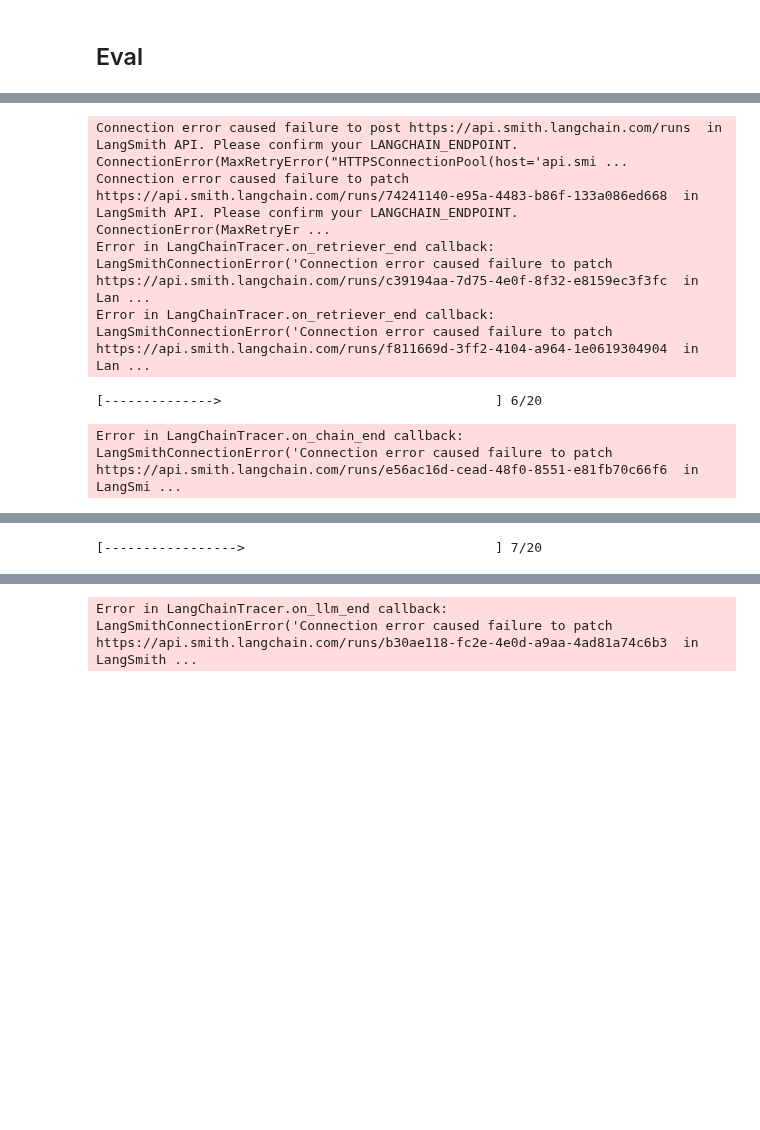
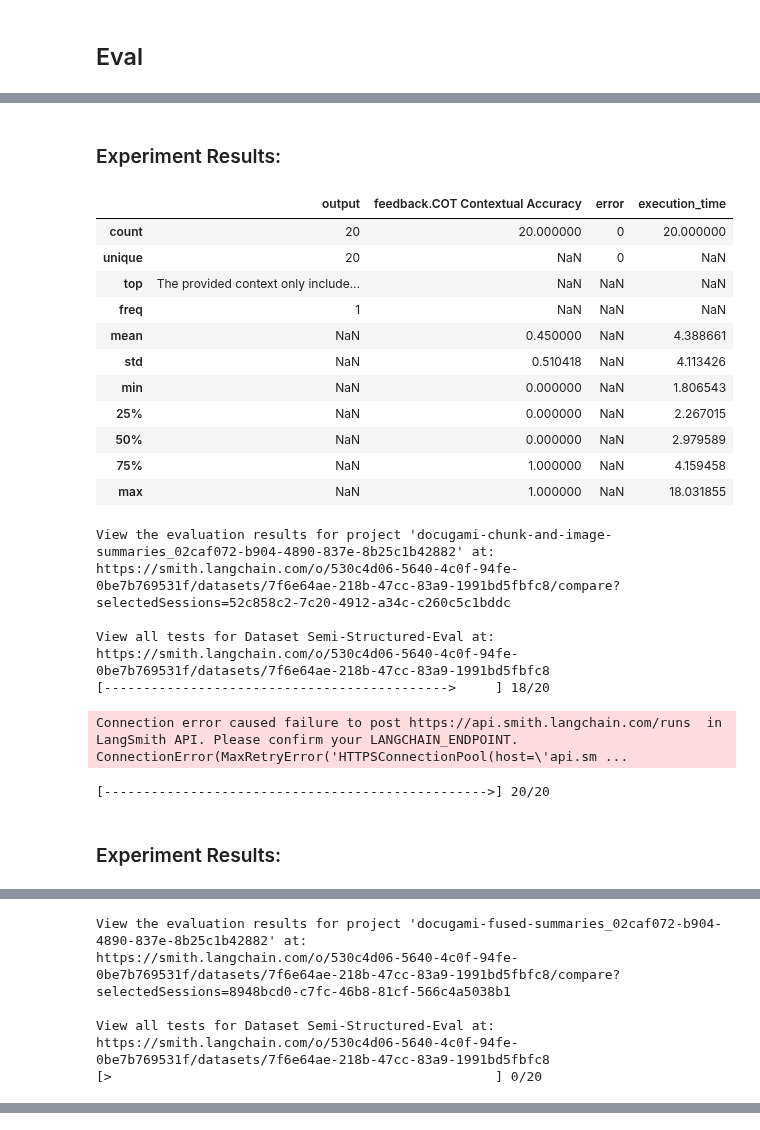
Before and after one commit to langchain-ai/langchain-benchmarks, a Jupyter notebook: docs/source/notebooks/retrieval/semi_structured_benchmarking/ss_eval_docugami.ipynb, the cells around one changed output, grey strips where cells are left out. Cells and saved outputs as stored; diff of their text form; code cells hidden in the pictures; blank space fills up the shorter version.

```diff
--- a/docs/source/notebooks/retrieval/semi_structured_benchmarking/ss_eval_docugami.ipynb
+++ b/docs/source/notebooks/retrieval/semi_structured_benchmarking/ss_eval_docugami.ipynb
@@ -442,11 +570,12 @@ def split_image_text_types(docs):
         # Check if the document is of type Document and extract page_content if so
         if isinstance(doc, Document):
             doc = doc.page_content
+
         if looks_like_base64(doc) and is_image_data(doc):
             doc = resize_base64_image(doc, size=(1300, 600))
             b64_images.append(doc)
         else:
-            texts.append(doc)
+            texts.append("\n\n" + doc)
     return {"images": b64_images, "texts": texts}
 
 
@@ -457,6 +586,20 @@ def img_prompt_func(data_dict):
     formatted_texts = "\n".join(data_dict["context"]["texts"])
     messages = []
 
+    # Adding the text for analysis
+    text_message = {
+        "type": "text",
+        "text": (
+            "You are an analyst tasking with providing advice based on images.\n"
+            "You may be given a mix of text, tables, and image(s) usually of charts or graphs.\n"
+            "Use this information to provide analysis related to the user question. \n"
+            f"User-provided question: {data_dict['question']}\n\n"
+            "Text and / or tables:\n"
+            f"{formatted_texts}"
+        ),
+    }
+    messages.append(text_message)
+
     # Adding image(s) to the messages if present
     if data_dict["context"]["images"]:
         for image in data_dict["context"]["images"]:
@@ -466,19 +609,6 @@ def img_prompt_func(data_dict):
             }
             messages.append(image_message)
 
-    # Adding the text for analysis
-    text_message = {
-        "type": "text",
-        "text": (
-            "You are an analyst tasking with providing advice basded on images.\n"
-            "You may be given a mix of text, tables, and image(s) usually of charts or graphs.\n"
-            "Use this information to provide analysis related to the user question. \n"
-            f"User-provided question: {data_dict['question']}\n\n"
-            "Text and / or tables:\n"
-            f"{formatted_texts}"
-        ),
-    }
-    messages.append(text_message)
     return [HumanMessage(content=messages)]
 
 
@@ -504,4 +634,4 @@ def multi_modal_rag_chain(retriever):
     return chain
 
 
-chain_docugami_multimodal = multi_modal_rag_chain(retriever_docugami_multi_vector_img)
+chain_docugami_chunk_and_image_summaries = multi_modal_rag_chain(retriever_docugami_chunk_and_img_summaries)
@@ -522,9 +877,12 @@ plt_img_base64(docs[0])
 from functools import partial
 
 from langsmith.client import Client
-
+from langchain.smith import RunEvalConfig
 from langchain_benchmarks.rag import get_eval_config
 
+eval_config = RunEvalConfig(
+    evaluators=["cot_qa"],
+)
 
 def run_eval(chain, eval_run_name):
     """
@@ -535,7 +893,7 @@ def run_eval(chain, eval_run_name):
         ### TODO: Replace with public dataset
         dataset_name="Semi-Structured-Eval",
         llm_or_chain_factory=lambda: (lambda x: x["question"]) | chain,
-        evaluation=get_eval_config(),
+        evaluation=eval_config,
         verbose=True,
         project_name=eval_run_name,
     )
@@ -543,8 +901,9 @@ def run_eval(chain, eval_run_name):
 
 # Experiments
 chain_map = {
-    "docugami": chain_docugami,
-    "docugami-multimodal": chain_docugami_multimodal,
+    "docugami-chunk-summaries": chain_docugami_chunk_summaries,
+    "docugami-chunk-and-image-summaries": chain_docugami_chunk_and_image_summaries,
+    "docugami-fused-summaries": chain_docugami_fused_summaries,
 }
 
 run_id = str(uuid.uuid4())
@@ -572,6 +919,22 @@ https://smith.langchain.com/o/1fa8b1f4-fcb9-4072-9aa9-983e35ad61b8/datasets/95f6
+Experiment Results:
+|  | output | feedback.COT Contextual Accuracy | error | execution_time |
+| count | 20 | 20.000000 | 0 | 20.000000 |
+| unique | 20 | NaN | 0 | NaN |
+| top | The provided context only include... | NaN | NaN | NaN |
+| freq | 1 | NaN | NaN | NaN |
+| mean | NaN | 0.450000 | NaN | 4.388661 |
+| std | NaN | 0.510418 | NaN | 4.113426 |
+| min | NaN | 0.000000 | NaN | 1.806543 |
+| 25% | NaN | 0.000000 | NaN | 2.267015 |
+| 50% | NaN | 0.000000 | NaN | 2.979589 |
+| 75% | NaN | 1.000000 | NaN | 4.159458 |
+| max | NaN | 1.000000 | NaN | 18.031855 |
-Connection error caused failure to post https://api.smith.langchain.com/runs  in LangSmith API. Please confirm your LANGCHAIN_ENDPOINT. ConnectionError(MaxRetryError("HTTPSConnectionPool(host='api.smi ...
-Connection error caused failure to patch https://api.smith.langchain.com/runs/74241140-e95a-4483-b86f-133a086ed668  in LangSmith API. Please confirm your LANGCHAIN_ENDPOINT. ConnectionError(MaxRetryEr ...
-Error in LangChainTracer.on_retriever_end callback: LangSmithConnectionError('Connection error caused failure to patch https://api.smith.langchain.com/runs/c39194aa-7d75-4e0f-8f32-e8159ec3f3fc  in Lan ...
-Error in LangChainTracer.on_retriever_end callback: LangSmithConnectionError('Connection error caused failure to patch https://api.smith.langchain.com/runs/f811669d-3ff2-4104-a964-1e0619304904  in Lan ...
+View the evaluation results for project 'docugami-chunk-and-image-summaries_02caf072-b904-4890-837e-8b25c1b42882' at:
+https://smith.langchain.com/o/530c4d06-5640-4c0f-94fe-0be7b769531f/datasets/7f6e64ae-218b-47cc-83a9-1991bd5fbfc8/compare?selectedSessions=52c858c2-7c20-4912-a34c-c260c5c1bddc
+
+View all tests for Dataset Semi-Structured-Eval at:
+https://smith.langchain.com/o/530c4d06-5640-4c0f-94fe-0be7b769531f/datasets/7f6e64ae-218b-47cc-83a9-1991bd5fbfc8
+[-------------------------------------------->     ] 18/20
-[-------------->                                   ] 6/20
+Connection error caused failure to post https://api.smith.langchain.com/runs  in LangSmith API. Please confirm your LANGCHAIN_ENDPOINT. ConnectionError(MaxRetryError('HTTPSConnectionPool(host=\'api.sm ...
-Error in LangChainTracer.on_chain_end callback: LangSmithConnectionError('Connection error caused failure to patch https://api.smith.langchain.com/runs/e56ac16d-cead-48f0-8551-e81fb70c66f6  in LangSmi ...
+[------------------------------------------------->] 20/20
+Experiment Results:
@@ -578 +953,6 @@ Error in LangChainTracer.on_chain_end callback: LangSmithConnectionError('Connec
-[----------------->                                ] 7/20
+View the evaluation results for project 'docugami-fused-summaries_02caf072-b904-4890-837e-8b25c1b42882' at:
+https://smith.langchain.com/o/530c4d06-5640-4c0f-94fe-0be7b769531f/datasets/7f6e64ae-218b-47cc-83a9-1991bd5fbfc8/compare?selectedSessions=8948bcd0-c7fc-46b8-81cf-566c4a5038b1
+
+View all tests for Dataset Semi-Structured-Eval at:
+https://smith.langchain.com/o/530c4d06-5640-4c0f-94fe-0be7b769531f/datasets/7f6e64ae-218b-47cc-83a9-1991bd5fbfc8
+[>                                                 ] 0/20
@@ -582 +960,0 @@ Error in LangChainTracer.on_chain_start callback: LangSmithConnectionError('Conn
-Error in LangChainTracer.on_llm_end callback: LangSmithConnectionError('Connection error caused failure to patch https://api.smith.langchain.com/runs/b30ae118-fc2e-4e0d-a9aa-4ad81a74c6b3  in LangSmith ...
```
Also changed, not shown: parts of 28 cells of this notebook, 4 other files.
